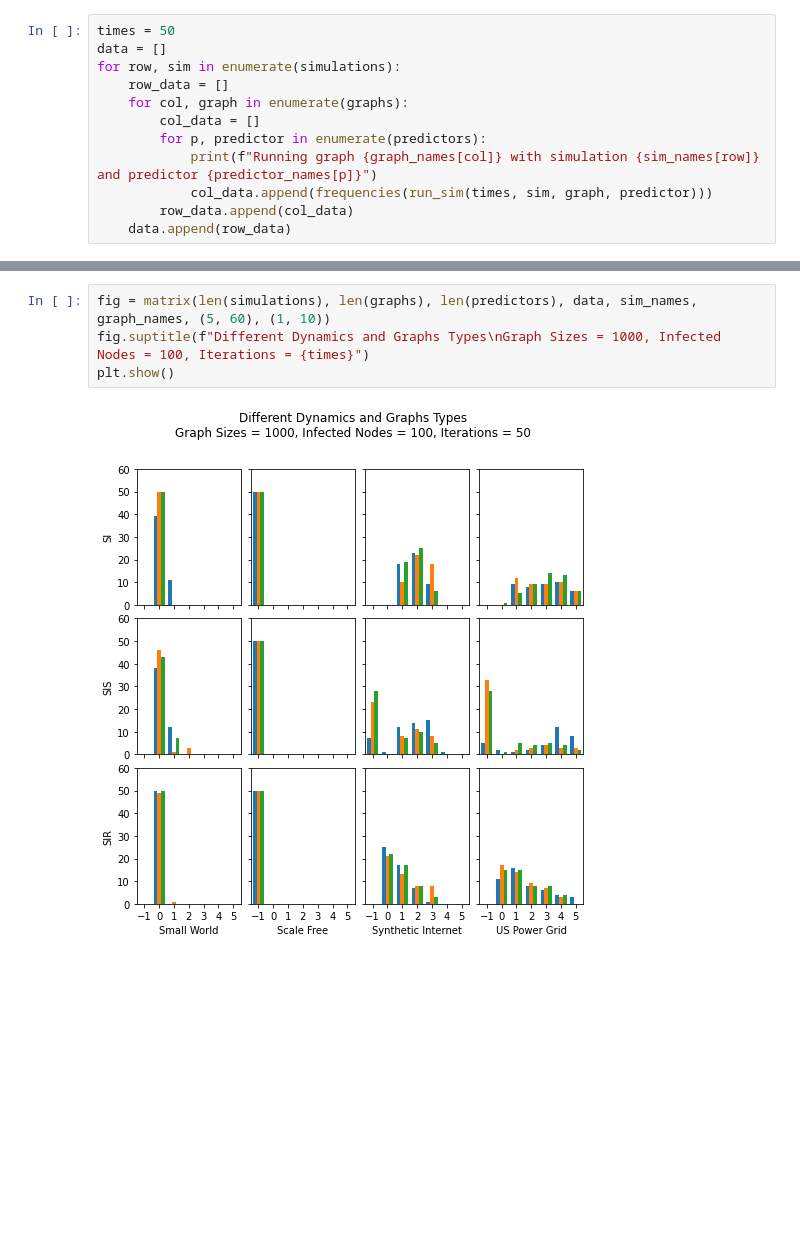
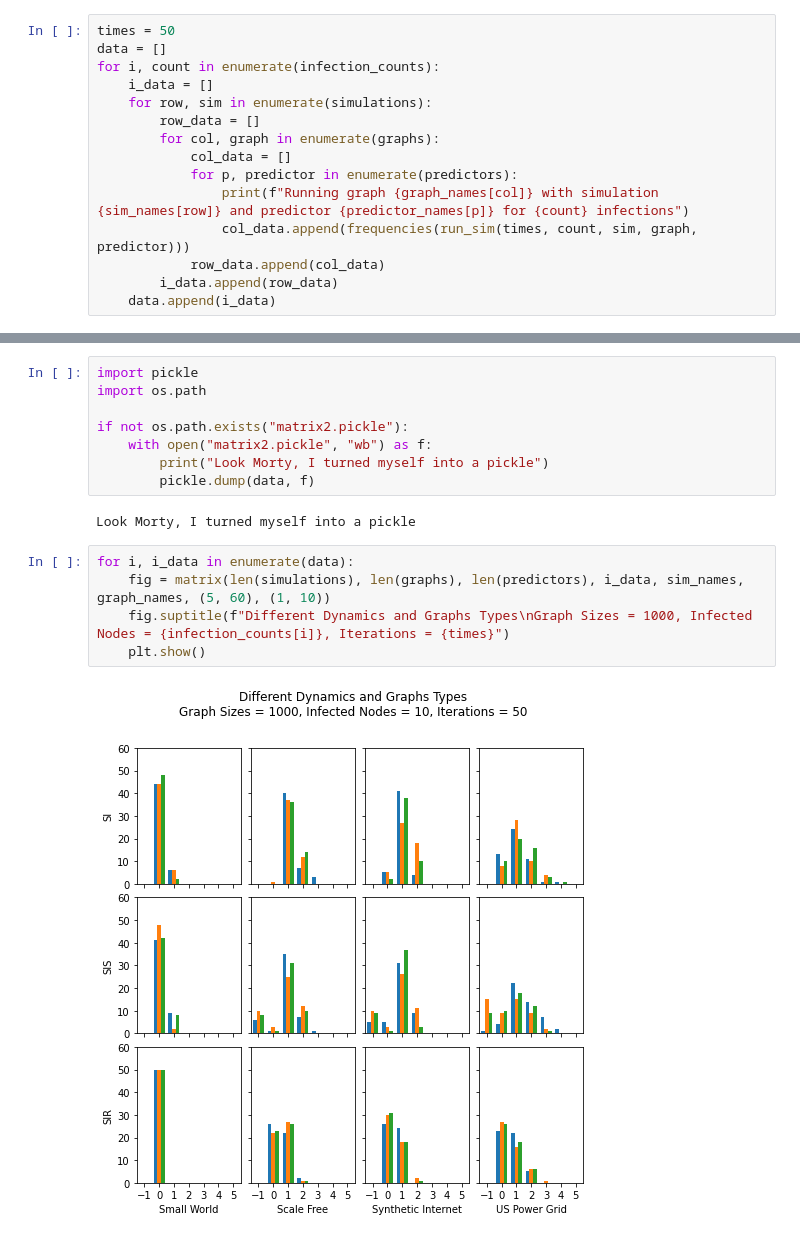
Before and after one commit to Paulpanther/info-flow, a Jupyter notebook: TopologyMatrix.ipynb, the cells around one changed output, grey strips where cells are left out. Saved outputs shown, nothing was run; the diff lists cells and outputs as text; blank space fills up the shorter version.

Commit message:
Add Mean Topology Matrix

```diff
--- a/TopologyMatrix.ipynb
+++ b/TopologyMatrix.ipynb
@@ -103,13 +154,16 @@ Scale Free connected True
 # %%
 times = 50
 data = []
-for row, sim in enumerate(simulations):
-    row_data = []
-    for col, graph in enumerate(graphs):
-        col_data = []
-        for p, predictor in enumerate(predictors):
-            print(f"Running graph {graph_names[col]} with simulation {sim_names[row]} and predictor {predictor_names[p]}")
-            col_data.append(frequencies(run_sim(times, sim, graph, predictor)))
-        row_data.append(col_data)
-    data.append(row_data)
+for i, count in enumerate(infection_counts):
+    i_data = []
+    for row, sim in enumerate(simulations):
+        row_data = []
+        for col, graph in enumerate(graphs):
+            col_data = []
+            for p, predictor in enumerate(predictors):
+                print(f"Running graph {graph_names[col]} with simulation {sim_names[row]} and predictor {predictor_names[p]} for {count} infections")
+                col_data.append(frequencies(run_sim(times, count, sim, graph, predictor)))
+            row_data.append(col_data)
+        i_data.append(row_data)
+    data.append(i_data)
 # %% [output]
@@ -133,6 +188,17 @@ Running graph US Power Grid with simulation SIR and predictor Distance Centralit
+# %%
+import pickle
+import os.path
+
+if not os.path.exists("matrix2.pickle"):
+    with open("matrix2.pickle", "wb") as f:
+        print("Look Morty, I turned myself into a pickle")
+        pickle.dump(data, f)
+# %% [output]
+Look Morty, I turned myself into a pickle
 # %%
-fig = matrix(len(simulations), len(graphs), len(predictors), data, sim_names, graph_names, (5, 60), (1, 10))
-fig.suptitle(f"Different Dynamics and Graphs Types\nGraph Sizes = 1000, Infected Nodes = 100, Iterations = {times}")
-plt.show()
+for i, i_data in enumerate(data):
+    fig = matrix(len(simulations), len(graphs), len(predictors), i_data, sim_names, graph_names, (5, 60), (1, 10))
+    fig.suptitle(f"Different Dynamics and Graphs Types\nGraph Sizes = 1000, Infected Nodes = {infection_counts[i]}, Iterations = {times}")
+    plt.show()
 # %% [output]
-[figure, old version]
+[figure, new version]
```
Also changed, not shown: parts of 6 cells of this notebook.
